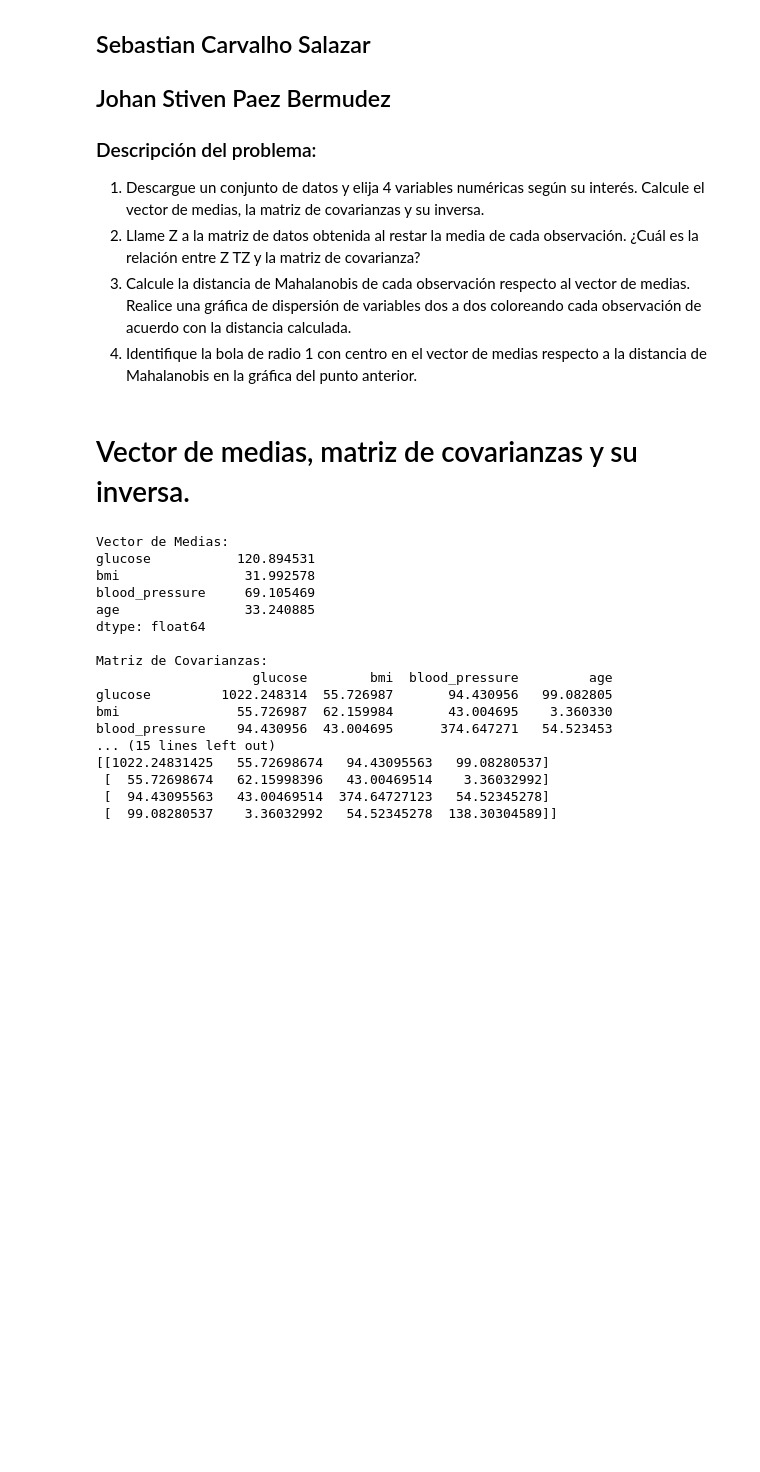
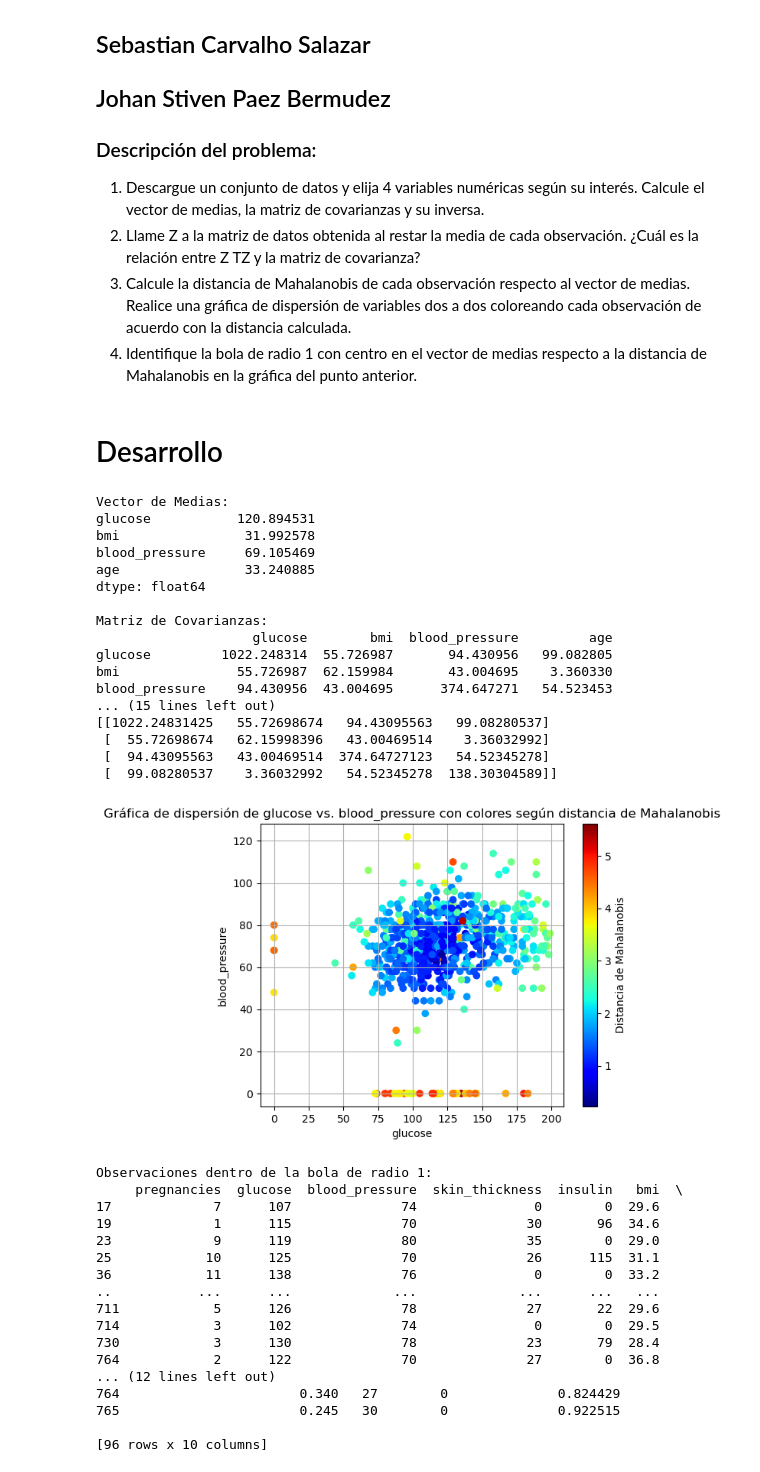
Before and after one commit to sebasr0/Taller2_MatrizHilbert, a Jupyter notebook: Punto2_Mahalanobis/Punto2_Distancia_Mahalanobis.ipynb, the cells around one changed output. Cells and saved outputs as stored; diff of their text form; code cells hidden in the pictures; blank space fills up the shorter version.

```diff
--- a/Punto2_Mahalanobis/Punto2_Distancia_Mahalanobis.ipynb
+++ b/Punto2_Mahalanobis/Punto2_Distancia_Mahalanobis.ipynb
@@ -9,11 +9,13 @@
 2. Llame Z a la matriz de datos obtenida al restar la media de cada observación. ¿Cuál es la relación entre Z TZ y la matriz de covarianza?
 3. Calcule la distancia de Mahalanobis de cada observación respecto al vector de medias. Realice una gráfica de dispersión de variables dos a dos coloreando cada observación de acuerdo con la distancia calculada.
 4. Identifique la bola de radio 1 con centro en el vector de medias respecto a la distancia de Mahalanobis en la gráfica del punto anterior.
-# %% [markdown]
-# Vector de medias, matriz de covarianzas y su inversa.
+# %% [markdown]
+# Desarrollo
 # %%
 import pandas as pd
 import numpy as np
+import matplotlib.pyplot as plt
+from scipy.spatial import distance  # Agrega esta línea para importar scipy.spatial.distance
 
 # Leer el conjunto de datos
 path = './content/pima-indians-diabetes.csv'
@@ -50,31 +52,77 @@ Z = selected_data - mean_vector
 Z_transpose_Z = np.dot(Z.T, Z)
 
 # Imprimir resultados
 print("Vector de Medias:")
 print(mean_vector)
 print("\nMatriz de Covarianzas:")
 print(covariance_matrix)
 print("\nInversa de la Matriz de Covarianzas:")
 print(covariance_inverse)
 print("\nZ_Transpuesta * Z:")
 print(Z_transpose_Z)
 print("\n(Z_Transpuesta * Z) / (n-1):")
-print(Z_transpose_Z/(len(df)-1))
+print(Z_transpose_Z/(len(selected_data)-1))
+
+# Calcular la distancia de Mahalanobis de cada observación utilizando scipy
+mahalanobis_distances = []
+for index, row in Z.iterrows():
+    mahalanobis_distance = distance.mahalanobis(row, np.zeros(len(selected_columns)), covariance_inverse)  # Cambia mean_vector a np.zeros(len(selected_columns))
+    mahalanobis_distances.append(mahalanobis_distance)
+
+# Agregar las distancias a la DataFrame original
+df['mahalanobis_distance'] = mahalanobis_distances
+
+# Realizar una gráfica de dispersión de glucose vs. blood_pressure coloreando según la distancia de Mahalanobis
+plt.scatter(df['glucose'], df['blood_pressure'], c=df['mahalanobis_distance'], cmap='jet')
+plt.xlabel('glucose')
+plt.ylabel('blood_pressure')
+plt.title('Gráfica de dispersión de glucose vs. blood_pressure con colores según distancia de Mahalanobis')
+plt.colorbar(label='Distancia de Mahalanobis')
+plt.grid()
+plt.show()
+
+# Identificar la bola de radio 1 con centro en el vector de medias respecto a la distancia de Mahalanobis
+threshold = 1.0  # Radio de la bola
+center = np.zeros(len(selected_columns))  # Cambia center a np.zeros(len(selected_columns))
+
+# Filtrar las observaciones dentro de la bola
+in_ball = df[df['mahalanobis_distance'] <= threshold]
+
+print("Observaciones dentro de la bola de radio 1:")
+print(in_ball)
 # %% [output]
 Vector de Medias:
 glucose           120.894531
 bmi                31.992578
 blood_pressure     69.105469
 age                33.240885
 dtype: float64
 
 Matriz de Covarianzas:
                     glucose        bmi  blood_pressure         age
 glucose         1022.248314  55.726987       94.430956   99.082805
 bmi               55.726987  62.159984       43.004695    3.360330
 blood_pressure    94.430956  43.004695      374.647271   54.523453
 ... (15 lines left out)
 [[1022.24831425   55.72698674   94.43095563   99.08280537]
  [  55.72698674   62.15998396   43.00469514    3.36032992]
  [  94.43095563   43.00469514  374.64727123   54.52345278]
  [  99.08280537    3.36032992   54.52345278  138.30304589]]
+[figure, added]
+Observaciones dentro de la bola de radio 1:
+     pregnancies  glucose  blood_pressure  skin_thickness  insulin   bmi  \
+17             7      107              74               0        0  29.6
+19             1      115              70              30       96  34.6
+23             9      119              80              35        0  29.0
+25            10      125              70              26      115  31.1
+36            11      138              76               0        0  33.2
+..           ...      ...             ...             ...      ...   ...
+711            5      126              78              27       22  29.6
+714            3      102              74               0        0  29.5
+730            3      130              78              23       79  28.4
+764            2      122              70              27        0  36.8
+... (12 lines left out)
+764                       0.340   27        0              0.824429
+765                       0.245   30        0              0.922515
+
+[96 rows x 10 columns]
```
